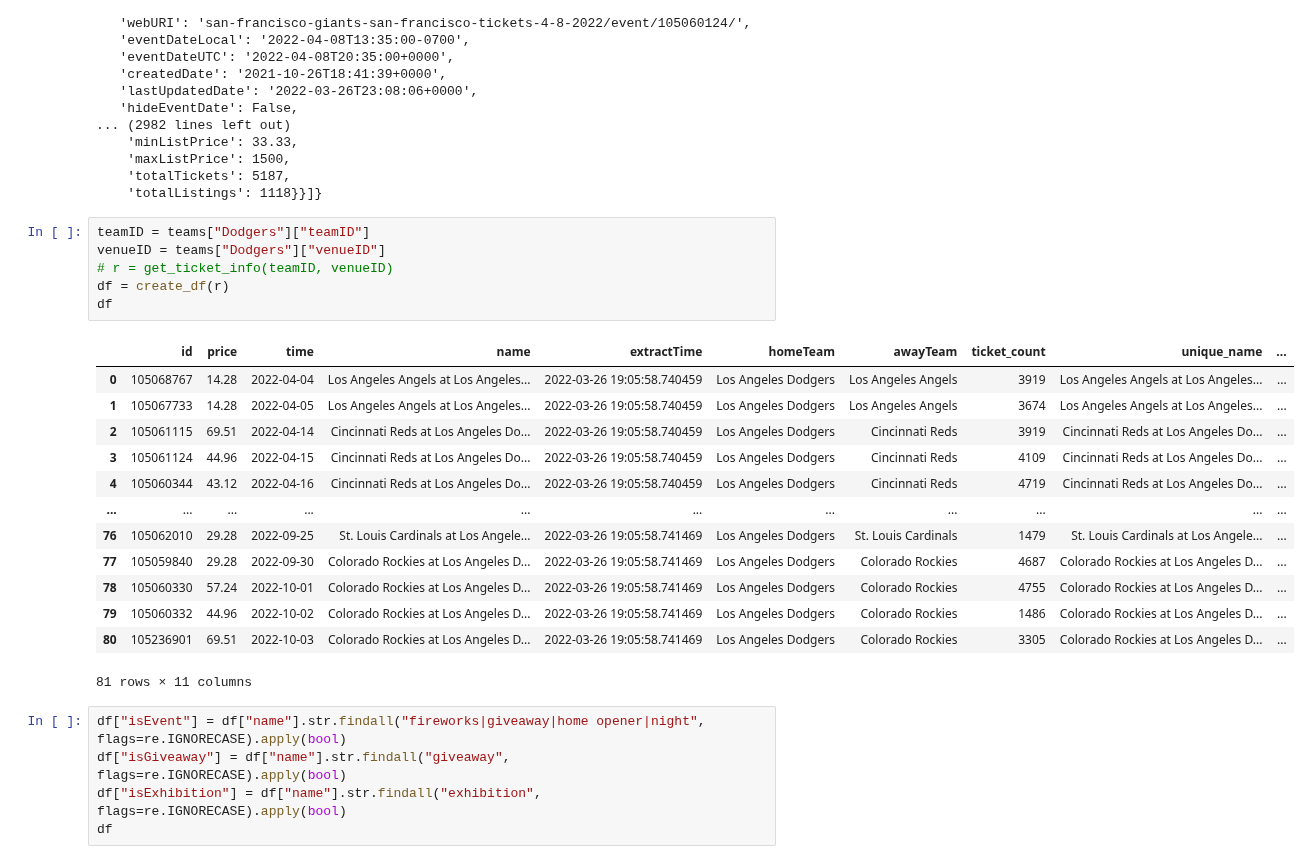
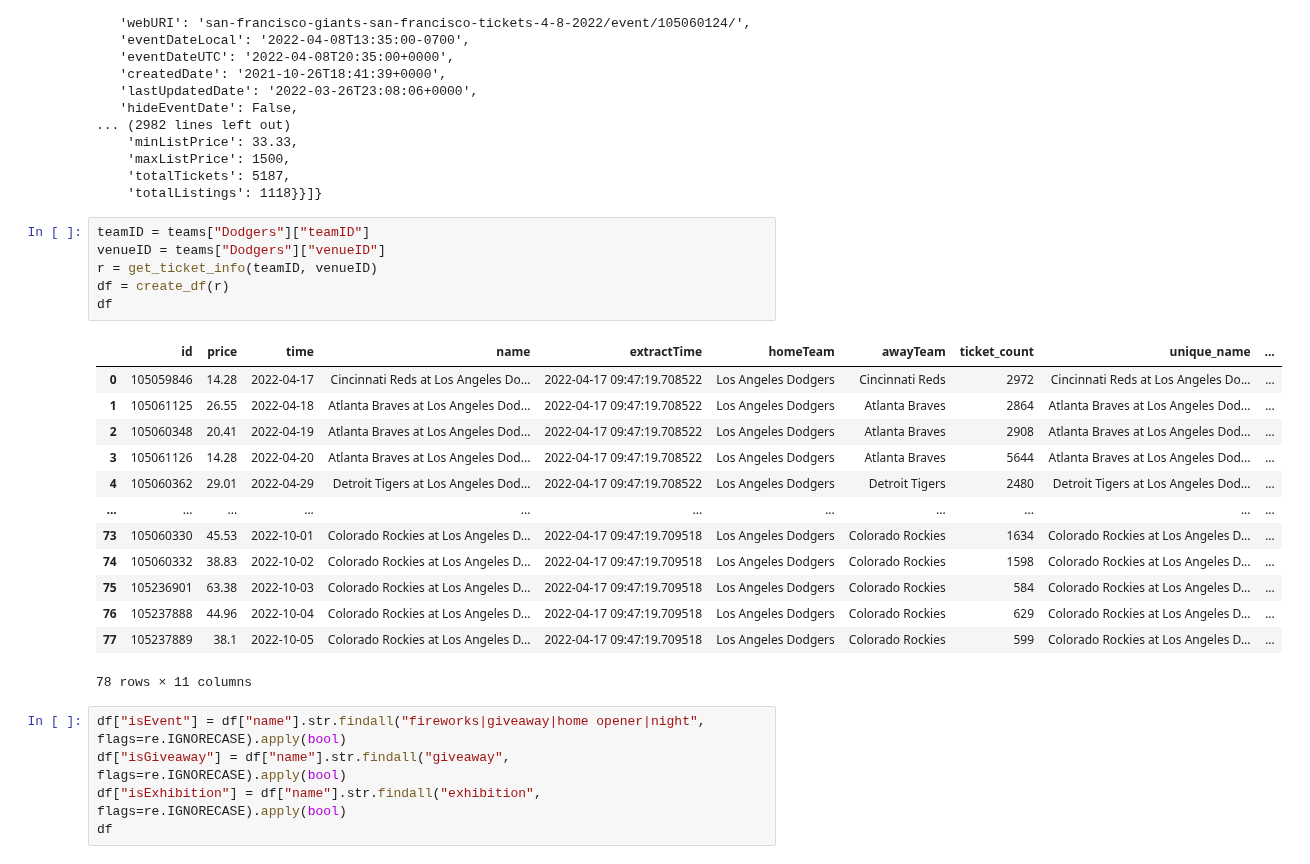
Before and after one commit to benbrill/Stubhub, a Jupyter notebook: notebooks/database.ipynb, the cells around one changed output. Cells and saved outputs as stored; diff of their text form.

```diff
--- a/notebooks/database.ipynb
+++ b/notebooks/database.ipynb
@@ -112,23 +112,23 @@ r.json()
 # %%
 teamID = teams["Dodgers"]["teamID"]
 venueID = teams["Dodgers"]["venueID"]
-# r = get_ticket_info(teamID, venueID)
+r = get_ticket_info(teamID, venueID)
 df = create_df(r)
 df
 # %% [output]
 |  | id | price | time | name | extractTime | homeTeam | awayTeam | ticket_count | unique_name | ... |
-| 0 | 105068767 | 14.28 | 2022-04-04 | Los Angeles Angels at Los Angeles... | 2022-03-26 19:05:58.740459 | Los Angeles Dodgers | Los Angeles Angels | 3919 | Los Angeles Angels at Los Angeles... | ... |
-| 1 | 105067733 | 14.28 | 2022-04-05 | Los Angeles Angels at Los Angeles... | 2022-03-26 19:05:58.740459 | Los Angeles Dodgers | Los Angeles Angels | 3674 | Los Angeles Angels at Los Angeles... | ... |
-| 2 | 105061115 | 69.51 | 2022-04-14 | Cincinnati Reds at Los Angeles Do... | 2022-03-26 19:05:58.740459 | Los Angeles Dodgers | Cincinnati Reds | 3919 | Cincinnati Reds at Los Angeles Do... | ... |
-| 3 | 105061124 | 44.96 | 2022-04-15 | Cincinnati Reds at Los Angeles Do... | 2022-03-26 19:05:58.740459 | Los Angeles Dodgers | Cincinnati Reds | 4109 | Cincinnati Reds at Los Angeles Do... | ... |
-| 4 | 105060344 | 43.12 | 2022-04-16 | Cincinnati Reds at Los Angeles Do... | 2022-03-26 19:05:58.740459 | Los Angeles Dodgers | Cincinnati Reds | 4719 | Cincinnati Reds at Los Angeles Do... | ... |
+| 0 | 105059846 | 14.28 | 2022-04-17 | Cincinnati Reds at Los Angeles Do... | 2022-04-17 09:47:19.708522 | Los Angeles Dodgers | Cincinnati Reds | 2972 | Cincinnati Reds at Los Angeles Do... | ... |
+| 1 | 105061125 | 26.55 | 2022-04-18 | Atlanta Braves at Los Angeles Dod... | 2022-04-17 09:47:19.708522 | Los Angeles Dodgers | Atlanta Braves | 2864 | Atlanta Braves at Los Angeles Dod... | ... |
+| 2 | 105060348 | 20.41 | 2022-04-19 | Atlanta Braves at Los Angeles Dod... | 2022-04-17 09:47:19.708522 | Los Angeles Dodgers | Atlanta Braves | 2908 | Atlanta Braves at Los Angeles Dod... | ... |
+| 3 | 105061126 | 14.28 | 2022-04-20 | Atlanta Braves at Los Angeles Dod... | 2022-04-17 09:47:19.708522 | Los Angeles Dodgers | Atlanta Braves | 5644 | Atlanta Braves at Los Angeles Dod... | ... |
+| 4 | 105060362 | 29.01 | 2022-04-29 | Detroit Tigers at Los Angeles Dod... | 2022-04-17 09:47:19.708522 | Los Angeles Dodgers | Detroit Tigers | 2480 | Detroit Tigers at Los Angeles Dod... | ... |
 | ... | ... | ... | ... | ... | ... | ... | ... | ... | ... | ... |
-| 76 | 105062010 | 29.28 | 2022-09-25 | St. Louis Cardinals at Los Angele... | 2022-03-26 19:05:58.741469 | Los Angeles Dodgers | St. Louis Cardinals | 1479 | St. Louis Cardinals at Los Angele... | ... |
-| 77 | 105059840 | 29.28 | 2022-09-30 | Colorado Rockies at Los Angeles D... | 2022-03-26 19:05:58.741469 | Los Angeles Dodgers | Colorado Rockies | 4687 | Colorado Rockies at Los Angeles D... | ... |
-| 78 | 105060330 | 57.24 | 2022-10-01 | Colorado Rockies at Los Angeles D... | 2022-03-26 19:05:58.741469 | Los Angeles Dodgers | Colorado Rockies | 4755 | Colorado Rockies at Los Angeles D... | ... |
-| 79 | 105060332 | 44.96 | 2022-10-02 | Colorado Rockies at Los Angeles D... | 2022-03-26 19:05:58.741469 | Los Angeles Dodgers | Colorado Rockies | 1486 | Colorado Rockies at Los Angeles D... | ... |
-| 80 | 105236901 | 69.51 | 2022-10-03 | Colorado Rockies at Los Angeles D... | 2022-03-26 19:05:58.741469 | Los Angeles Dodgers | Colorado Rockies | 3305 | Colorado Rockies at Los Angeles D... | ... |
+| 73 | 105060330 | 45.53 | 2022-10-01 | Colorado Rockies at Los Angeles D... | 2022-04-17 09:47:19.709518 | Los Angeles Dodgers | Colorado Rockies | 1634 | Colorado Rockies at Los Angeles D... | ... |
+| 74 | 105060332 | 38.83 | 2022-10-02 | Colorado Rockies at Los Angeles D... | 2022-04-17 09:47:19.709518 | Los Angeles Dodgers | Colorado Rockies | 1598 | Colorado Rockies at Los Angeles D... | ... |
+| 75 | 105236901 | 63.38 | 2022-10-03 | Colorado Rockies at Los Angeles D... | 2022-04-17 09:47:19.709518 | Los Angeles Dodgers | Colorado Rockies | 584 | Colorado Rockies at Los Angeles D... | ... |
+| 76 | 105237888 | 44.96 | 2022-10-04 | Colorado Rockies at Los Angeles D... | 2022-04-17 09:47:19.709518 | Los Angeles Dodgers | Colorado Rockies | 629 | Colorado Rockies at Los Angeles D... | ... |
+| 77 | 105237889 | 38.1 | 2022-10-05 | Colorado Rockies at Los Angeles D... | 2022-04-17 09:47:19.709518 | Los Angeles Dodgers | Colorado Rockies | 599 | Colorado Rockies at Los Angeles D... | ... |
-81 rows × 11 columns
+78 rows × 11 columns
 # %%
 df["isEvent"] = df["name"].str.findall("fireworks|giveaway|home opener|night", flags=re.IGNORECASE).apply(bool)
 df["isGiveaway"] = df["name"].str.findall("giveaway", flags=re.IGNORECASE).apply(bool)
```
Also changed, not shown: parts of 1 cell of this notebook, 5 other files.
